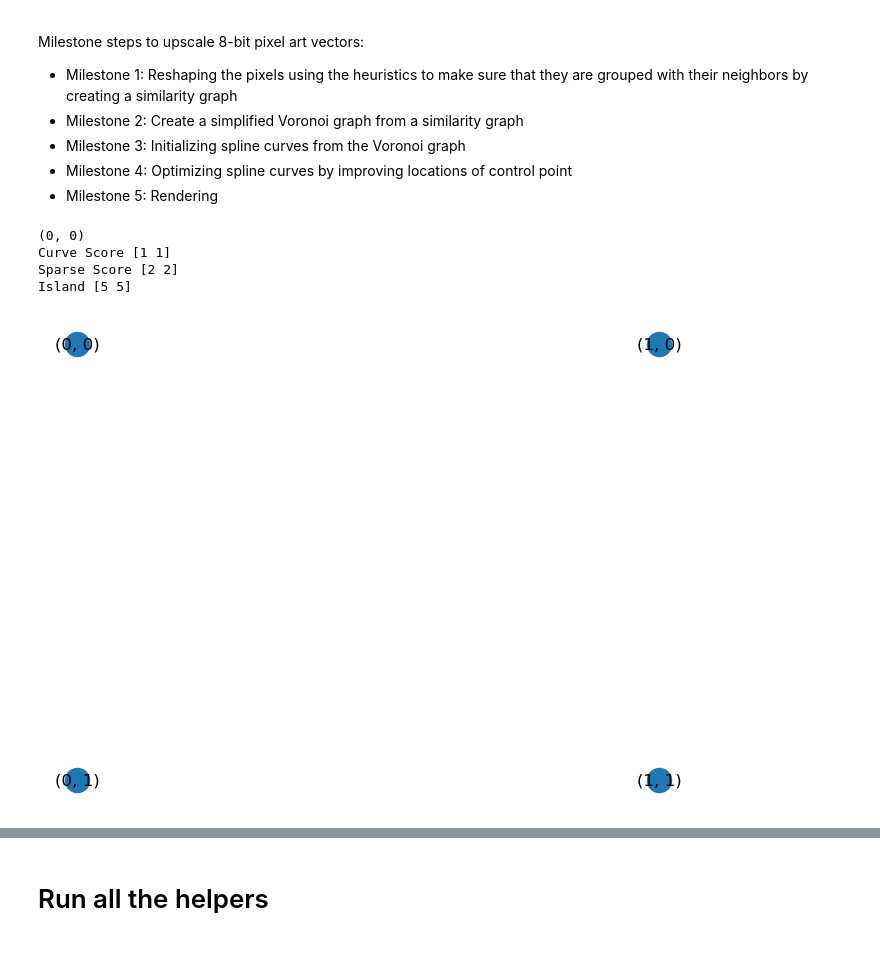
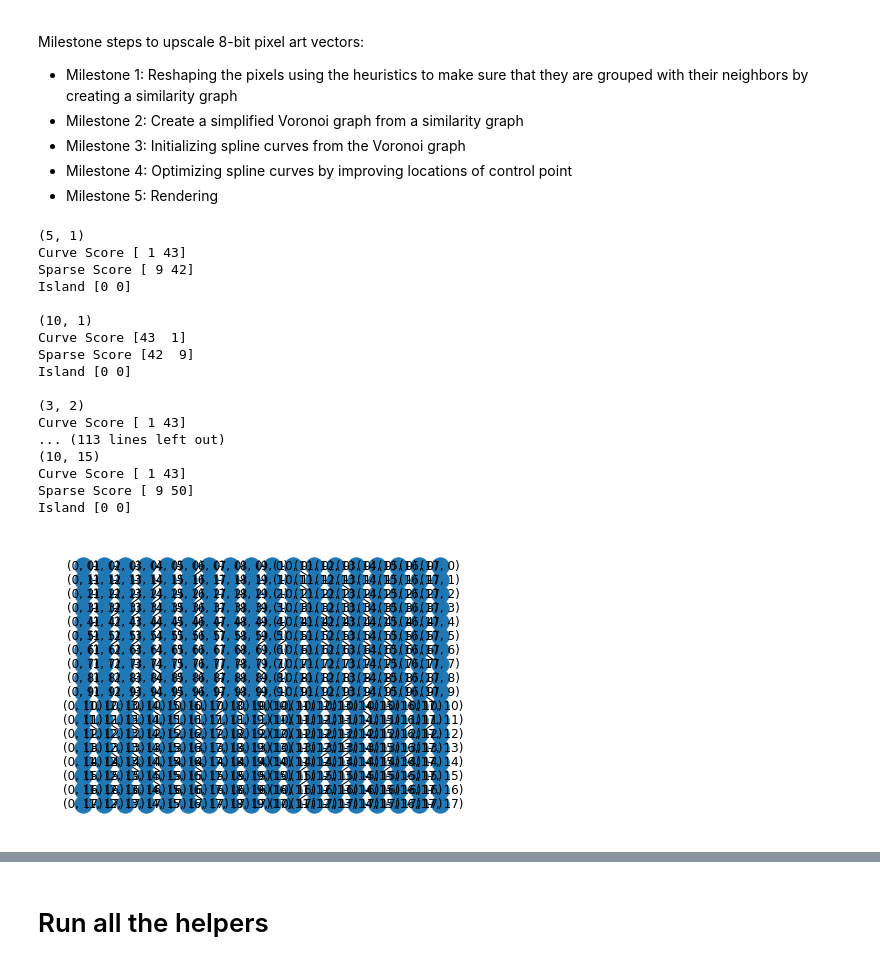
Before and after one commit to josephjkuang/pixel_art, a Jupyter notebook: Upscale.ipynb, the cells around one changed output, grey strips where cells are left out. Drawn from its saved outputs; the diff is of its cells as text; code cells hidden in the pictures.

```diff
--- a/Upscale.ipynb
+++ b/Upscale.ipynb
@@ -162,19 +164,32 @@ def collapseValence(voronoiPts, width, height):
 def onBoundary(point, height, width):
 	return point[0] == 0 or point[0] == width or point[1] == 0 or point[1] == height
 # %%
-boo_arm_file = './inputs/boo_arm3.png'
+boo_arm_file = './inputs/boo.png'
 boo_arm = cv2.imread(boo_arm_file)
 
 graph = create_similarity_graph(boo_arm)
 graph = remove_diagonals(graph, boo_arm)
 pos = {(x,y):(x, -y) for x, y in graph.nodes()}
 nx.draw(graph, pos=pos, with_labels=True)
 # %% [output]
-(0, 0)
-Curve Score [1 1]
-Sparse Score [2 2]
-Island [5 5]
+(5, 1)
+Curve Score [ 1 43]
+Sparse Score [ 9 42]
+Island [0 0]
+
+(10, 1)
+Curve Score [43  1]
+Sparse Score [42  9]
+Island [0 0]
+
+(3, 2)
+Curve Score [ 1 43]
+... (113 lines left out)
+(10, 15)
+Curve Score [ 1 43]
+Sparse Score [ 9 50]
+Island [0 0]
-[figure, old version]
+[figure, new version]
 # %%
 def get_voronoi_nodes(graph):
     nodes = [node for node in graph.nodes()]
```
Also changed, not shown: parts of 4 cells of this notebook.
